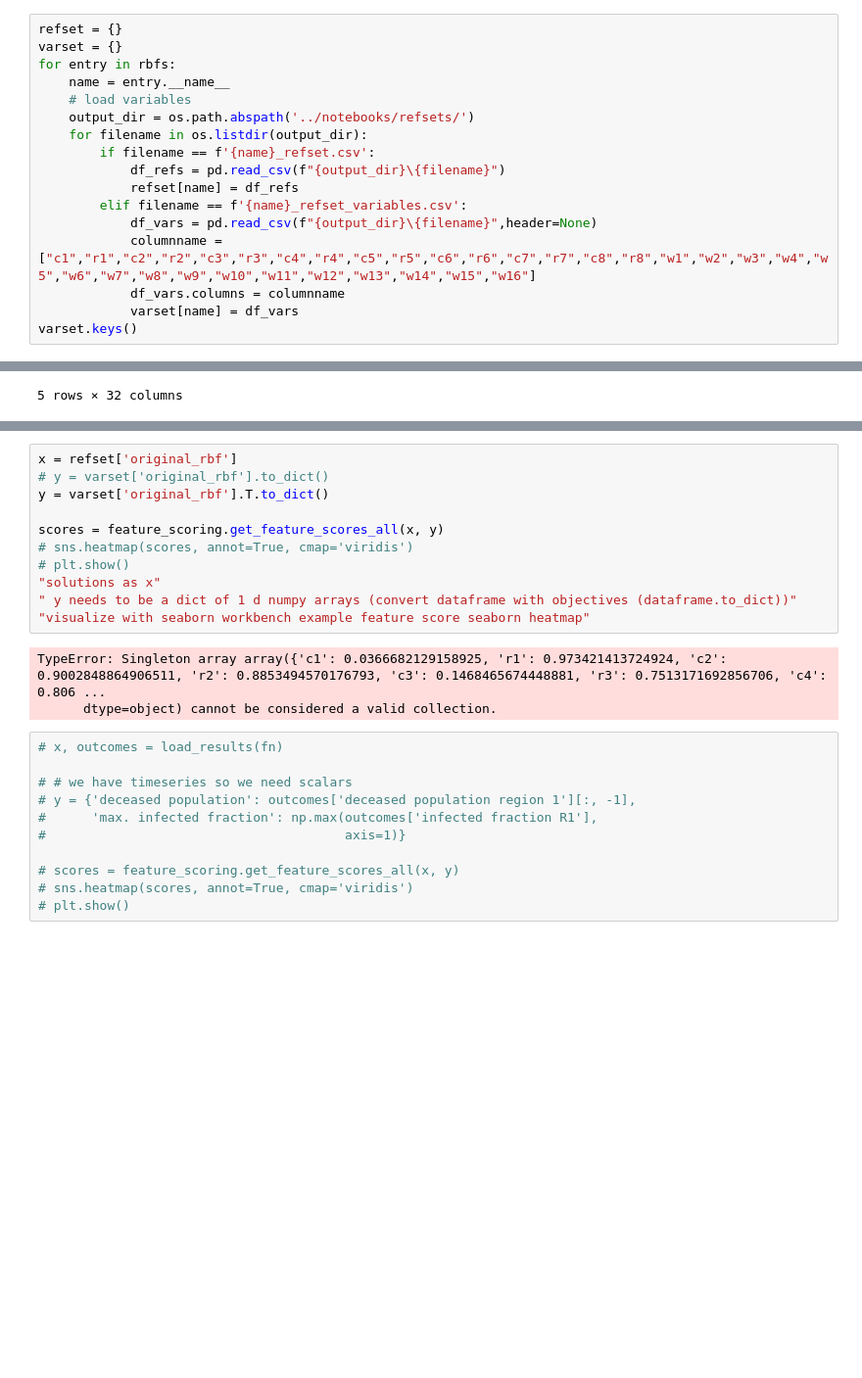
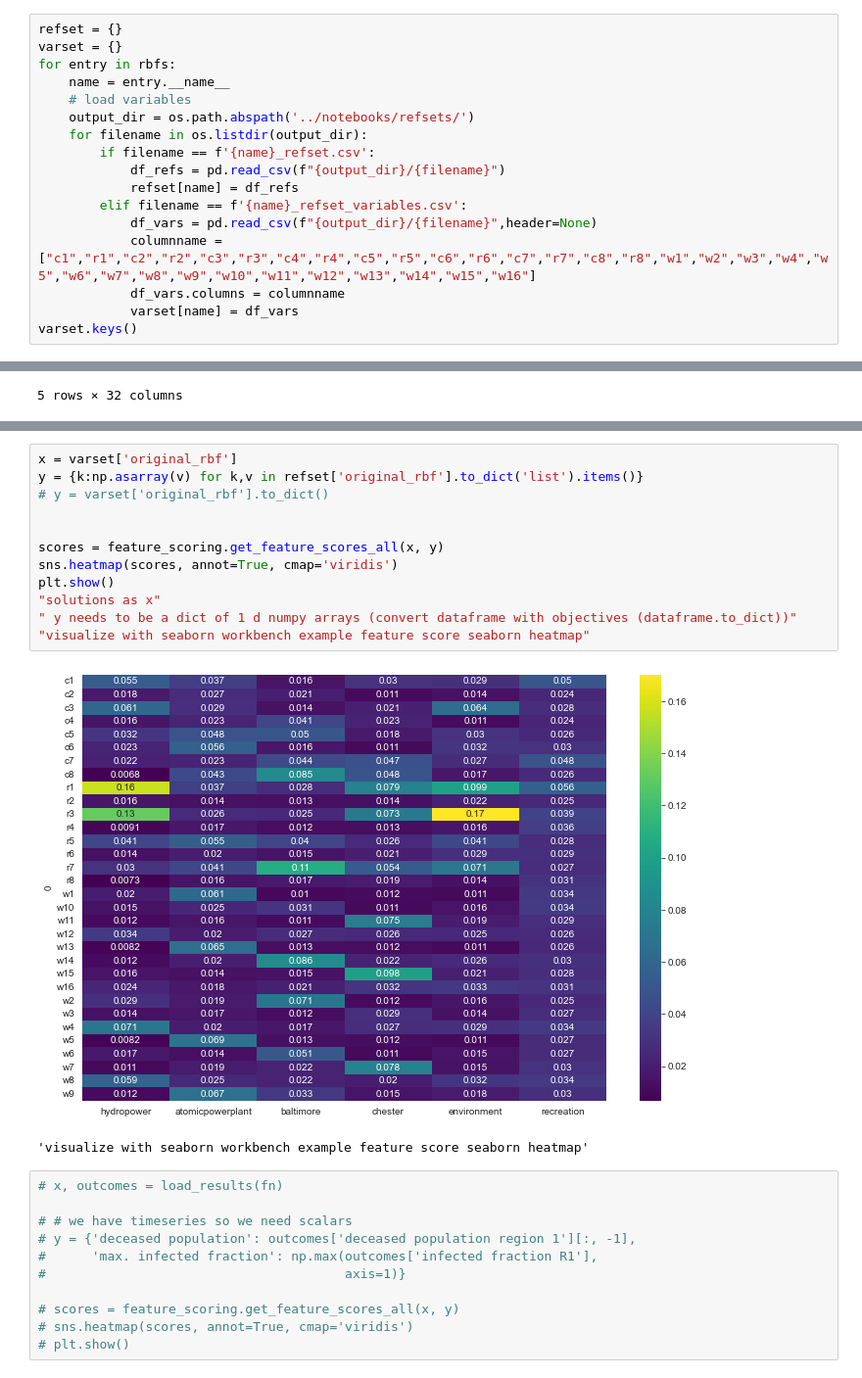
Before and after one commit to JazminZatarain/MUSEH2O, a Jupyter notebook: notebooks/12. Feature scoring analysis.ipynb, the cells around one changed output, grey strips where cells are left out. Shown: that part at 98% size. Cells and saved outputs as stored; diff of their text form; blank space fills up the shorter version.

```diff
--- a/notebooks/12. Feature scoring analysis.ipynb
+++ b/notebooks/12. Feature scoring analysis.ipynb
@@ -26,10 +26,10 @@ for entry in rbfs:
     output_dir = os.path.abspath('../notebooks/refsets/')
     for filename in os.listdir(output_dir):
         if filename == f'{name}_refset.csv':
-            df_refs = pd.read_csv(f"{output_dir}\{filename}")
+            df_refs = pd.read_csv(f"{output_dir}/{filename}")
             refset[name] = df_refs
         elif filename == f'{name}_refset_variables.csv':
-            df_vars = pd.read_csv(f"{output_dir}\{filename}",header=None)
+            df_vars = pd.read_csv(f"{output_dir}/{filename}",header=None)
             columnname = ["c1","r1","c2","r2","c3","r3","c4","r4","c5","r5","c6","r6","c7","r7","c8","r8","w1","w2","w3","w4","w5","w6","w7","w8","w9","w10","w11","w12","w13","w14","w15","w16"]
             df_vars.columns = columnname
             varset[name] = df_vars
@@ -79,17 +64,18 @@ test[0]
 # %%
-x = refset['original_rbf']
+x = varset['original_rbf']
+y = {k:np.asarray(v) for k,v in refset['original_rbf'].to_dict('list').items()}
 # y = varset['original_rbf'].to_dict()
-y = varset['original_rbf'].T.to_dict()
+
 
 scores = feature_scoring.get_feature_scores_all(x, y)
-# sns.heatmap(scores, annot=True, cmap='viridis')
-# plt.show()
+sns.heatmap(scores, annot=True, cmap='viridis')
+plt.show()
 "solutions as x"
 " y needs to be a dict of 1 d numpy arrays (convert dataframe with objectives (dataframe.to_dict))"
 "visualize with seaborn workbench example feature score seaborn heatmap"
 # %% [output]
+[figure, added]
-TypeError: Singleton array array({'c1': 0.0366682129158925, 'r1': 0.973421413724924, 'c2': 0.9002848864906511, 'r2': 0.8853494570176793, 'c3': 0.1468465674448881, 'r3': 0.7513171692856706, 'c4': 0.806 ...
-      dtype=object) cannot be considered a valid collection.
+'visualize with seaborn workbench example feature score seaborn heatmap'
 # %%
 # x, outcomes = load_results(fn)
 
```
Also changed, not shown: parts of 1 cell of this notebook.
